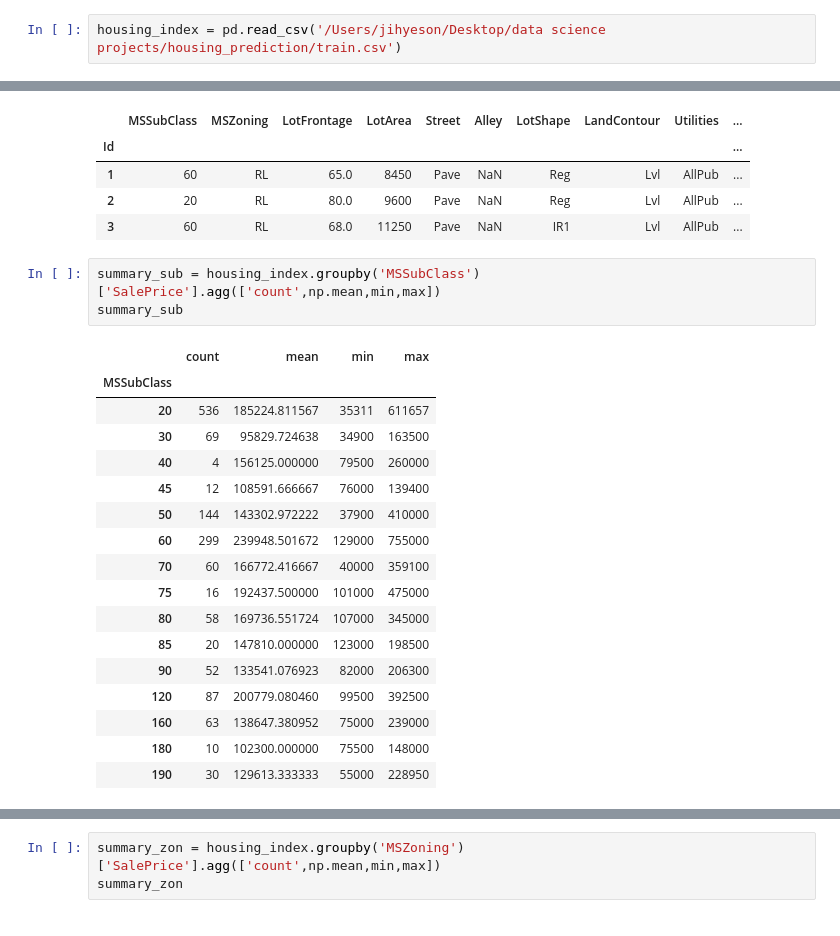
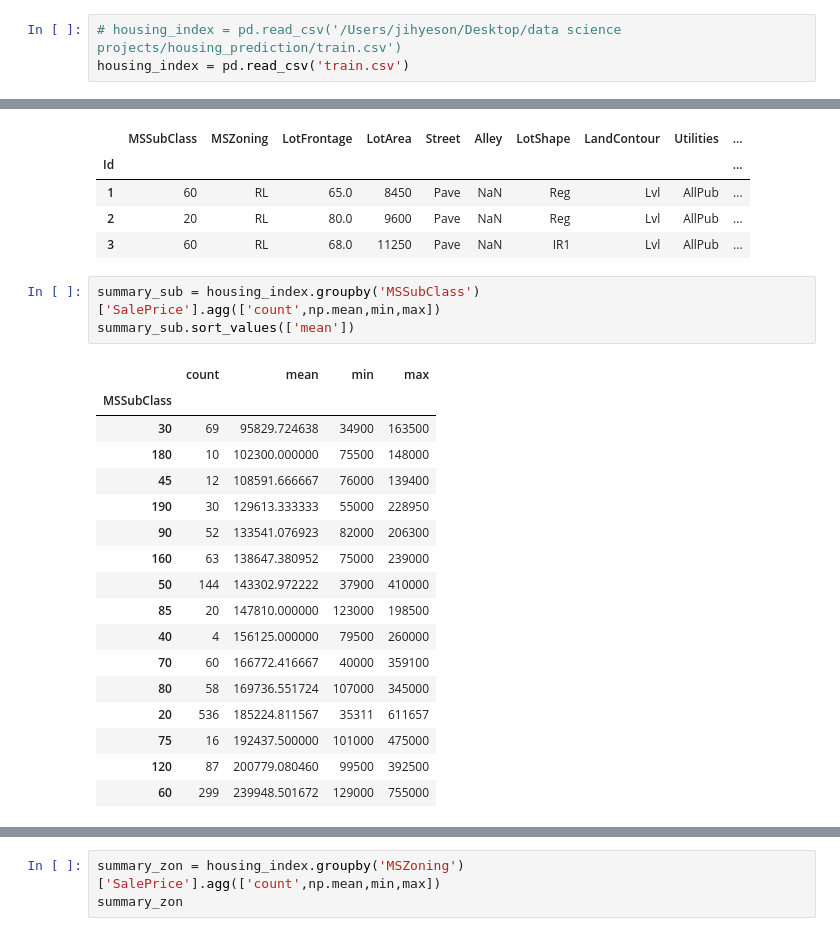
Before and after one commit to Hailey-Son/projects, a Jupyter notebook: DS-projects/House_prices_prediction/housing_price_analysis.ipynb, the cells around one changed output, grey strips where cells are left out. Drawn from its saved outputs; the diff is of its cells as text.

```diff
--- a/DS-projects/House_prices_prediction/housing_price_analysis.ipynb
+++ b/DS-projects/House_prices_prediction/housing_price_analysis.ipynb
@@ -12,7 +14,8 @@ import matplotlib.pyplot as plt
 # %%
 import seaborn as sns
 # %%
-housing_index = pd.read_csv('/Users/jihyeson/Desktop/data science projects/housing_prediction/train.csv')
+# housing_index = pd.read_csv('/Users/jihyeson/Desktop/data science projects/housing_prediction/train.csv')
+housing_index = pd.read_csv('train.csv')
 # %%
 housing_index.head(3)
 # %% [output]
@@ -71,22 +74,22 @@ housing_index.head(3)
 | 3 | 60 | RL | 68.0 | 11250 | Pave | NaN | IR1 | Lvl | AllPub | ... |
 # %%
 summary_sub = housing_index.groupby('MSSubClass')['SalePrice'].agg(['count',np.mean,min,max])
-summary_sub
+summary_sub.sort_values(['mean'])
 # %% [output]
 |  | count | mean | min | max |
 | MSSubClass |  |  |  |  |
+| 30 | 69 | 95829.724638 | 34900 | 163500 |
+| 180 | 10 | 102300.000000 | 75500 | 148000 |
+| 45 | 12 | 108591.666667 | 76000 | 139400 |
+| 190 | 30 | 129613.333333 | 55000 | 228950 |
+| 90 | 52 | 133541.076923 | 82000 | 206300 |
+| 160 | 63 | 138647.380952 | 75000 | 239000 |
+| 50 | 144 | 143302.972222 | 37900 | 410000 |
+| 85 | 20 | 147810.000000 | 123000 | 198500 |
+| 40 | 4 | 156125.000000 | 79500 | 260000 |
+| 70 | 60 | 166772.416667 | 40000 | 359100 |
+| 80 | 58 | 169736.551724 | 107000 | 345000 |
 | 20 | 536 | 185224.811567 | 35311 | 611657 |
-| 30 | 69 | 95829.724638 | 34900 | 163500 |
-| 40 | 4 | 156125.000000 | 79500 | 260000 |
-| 45 | 12 | 108591.666667 | 76000 | 139400 |
-| 50 | 144 | 143302.972222 | 37900 | 410000 |
+| 75 | 16 | 192437.500000 | 101000 | 475000 |
+| 120 | 87 | 200779.080460 | 99500 | 392500 |
 | 60 | 299 | 239948.501672 | 129000 | 755000 |
-| 70 | 60 | 166772.416667 | 40000 | 359100 |
-| 75 | 16 | 192437.500000 | 101000 | 475000 |
-| 80 | 58 | 169736.551724 | 107000 | 345000 |
-| 85 | 20 | 147810.000000 | 123000 | 198500 |
-| 90 | 52 | 133541.076923 | 82000 | 206300 |
-| 120 | 87 | 200779.080460 | 99500 | 392500 |
-| 160 | 63 | 138647.380952 | 75000 | 239000 |
-| 180 | 10 | 102300.000000 | 75500 | 148000 |
-| 190 | 30 | 129613.333333 | 55000 | 228950 |
```
Also changed, not shown: parts of 19 cells of this notebook.
